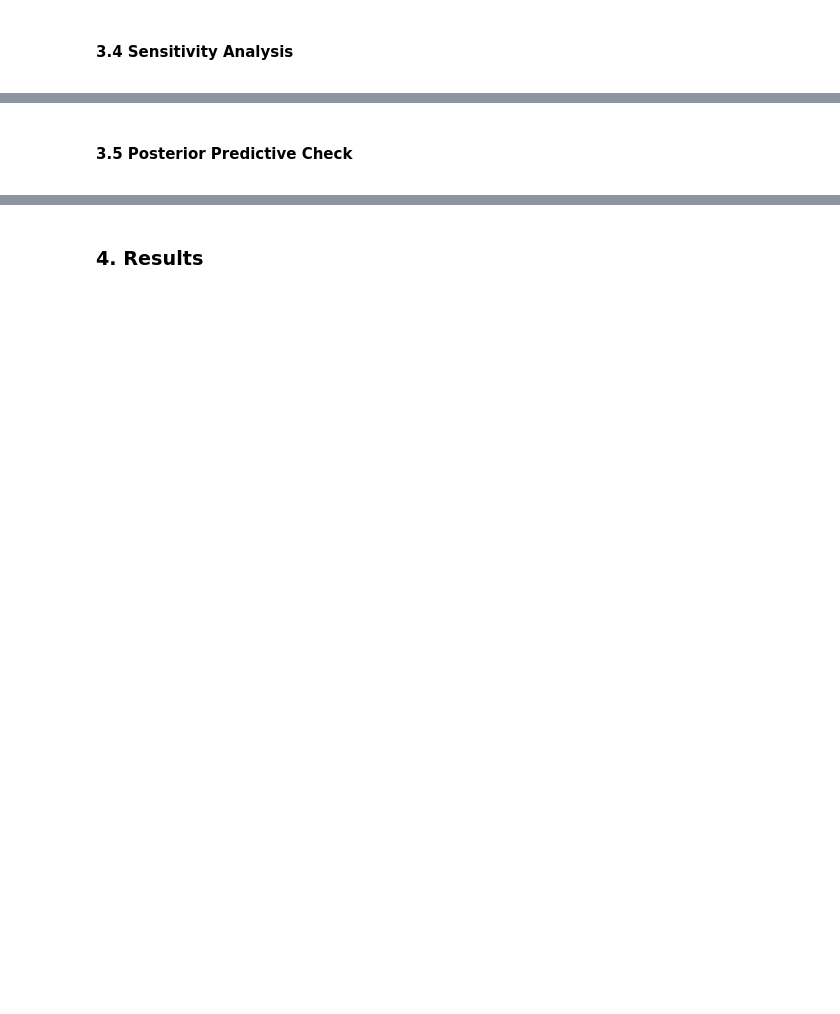
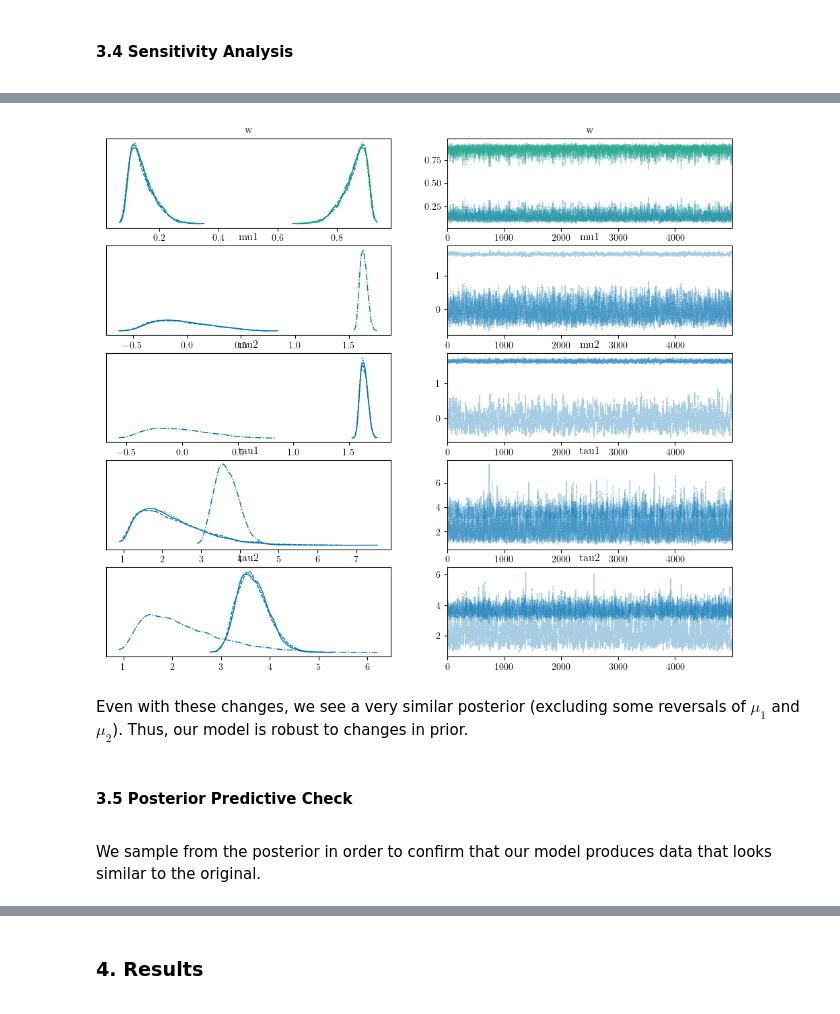
Before and after one commit to tylerbarna/AST5731-projects, a Jupyter notebook: project3/project3.ipynb, the cells around one changed output, grey strips where cells are left out. Drawn from its saved outputs; the diff is of its cells as text; code cells hidden in the pictures; blank space fills up the shorter version.

```diff
--- a/project3/project3.ipynb
+++ b/project3/project3.ipynb
@@ -238,0 +272,18 @@ plt.show()
+# %%
+# Mixture of Normal and Normal variables
+with pm.Model() as model:
+    w = pm.Dirichlet('w', a=np.array([1, 1]))  # 2 mixture weights
+
+    mu1 = pm.Normal("mu1", -10, 50)
+    mu2 = pm.Normal("mu2", 10, 50)
+
+    tau1 = pm.Gamma('tau1', alpha=1, beta=0.1)
+    tau2 = pm.Gamma('tau2', alpha=1, beta=0.1)
+
+    components = [
+        pm.Normal.dist(mu=mu1, tau=tau1),
+        pm.Normal.dist(mu=mu2, tau=tau2)
+    ]
+
+    like = pm.Mixture('like', w=w, comp_dists=components, observed=np.log10(times))
+    idata = pm.sample_prior_predictive(samples=50)
@@ -238,0 +292,4 @@ plt.show()
+# %%
+with model:
+      sens_trace = pm.sample(draws=5000,return_inferencedata=True,
+                        chains=4, cores=6)
@@ -239,6 +303,14 @@ plt.show()
+# %%
+az.plot_trace(sens_trace, var_names=["w", "mu1","mu2", "tau1", "tau2"]);
+# %% [output]
+[figure, added]
+# %% [markdown]
+Even with these changes, we see a very similar posterior (excluding some reversals of $\mu_1$ and $\mu_2$). Thus, our model is robust to changes in prior.
 # %% [markdown]
 #### 3.5 Posterior Predictive Check
 <a id='ppc'></a>
+# %% [markdown]
+We sample from the posterior in order to confirm that our model produces data that looks similar to the original.
 # %%
 with model:
     idata.extend(pm.sample(1000, tune=2000))
```
Also changed, not shown: parts of 30 cells of this notebook, 2 other files.
